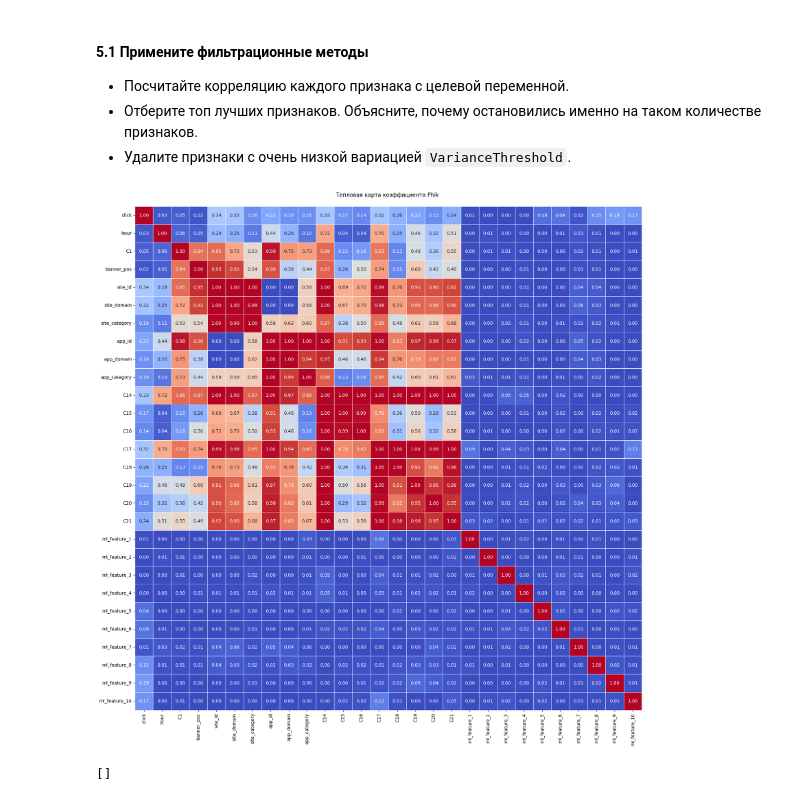
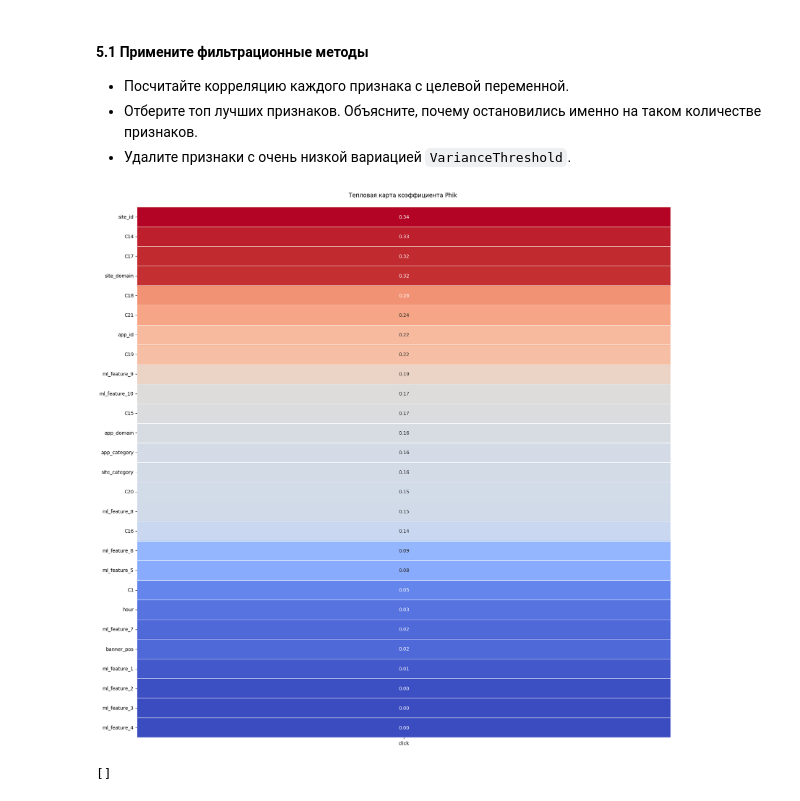
Before and after one commit to TemaQDX/sprint_12_project_advandex, a Jupyter notebook: sprint_12_project_advandex_Artem_Burov.ipynb, the cells around one changed output. Drawn from its saved outputs; the diff is of its cells as text; code cells hidden in the pictures.

```diff
--- a/sprint_12_project_advandex_Artem_Burov.ipynb
+++ b/sprint_12_project_advandex_Artem_Burov.ipynb
@@ -1140,9 +1142,9 @@ ___
 # Обновим датафрейм, так как признаки пока еще не удаляются, анализ продолжается
 df_work = optimize_dataframe(drop_unneccesary_columns(df_init, columns_to_drop))
 # %%
-phik_coolwarm_matrix(df=df_work, target_var='click', interval_cols=num_features, figsize=(20, 20))
+phik_coolwarm_matrix(df=df_work, target_var='click', interval_cols=num_features, matrix_view=False, figsize=(15, 6))
 # %% [output]
-[figure, old version]
+[figure, new version]
 # %%
 # Числовые признаки с полностью 0 дисперсией отсутсвуют
 
```
Also changed, not shown: parts of 23 cells of this notebook.
